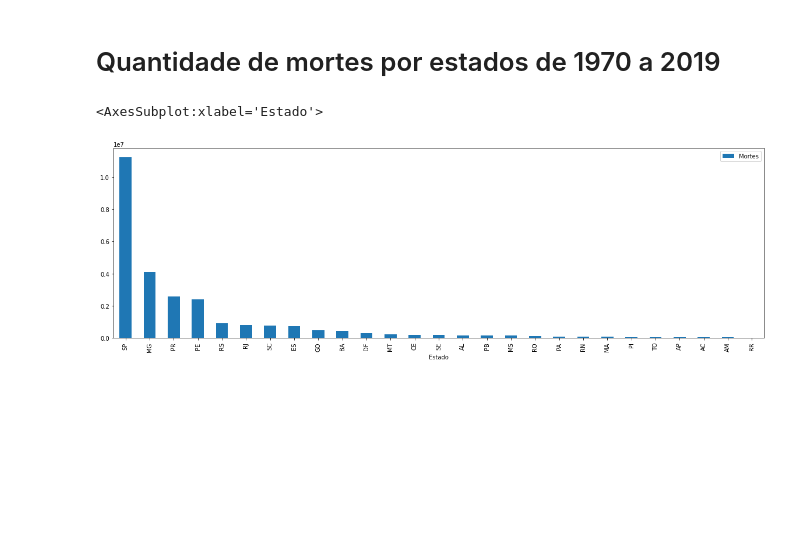
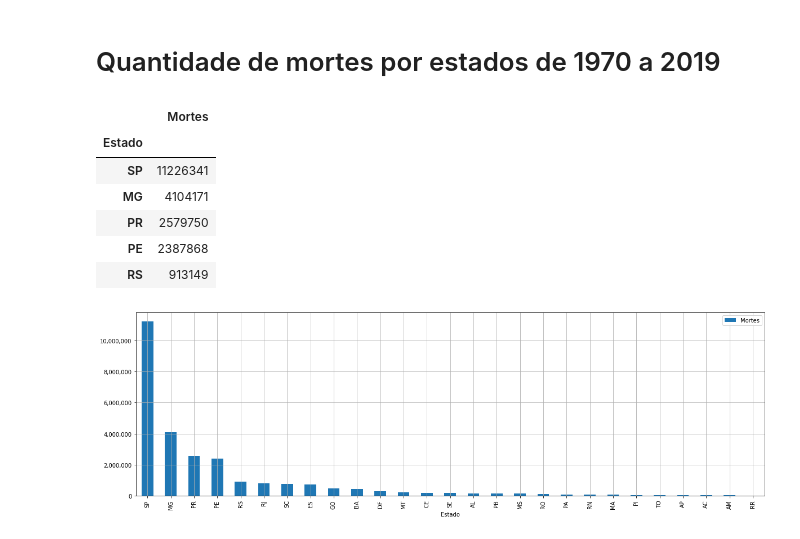
Before and after one commit to r10silveira/bootcampDataScience, a Jupyter notebook: Modulo1/RenatoSilveira_Desafio Modulo1.ipynb, the cells around one changed output. Drawn from its saved outputs; the diff is of its cells as text; code cells hidden in the pictures; blank space fills up the shorter version.

```diff
--- a/Modulo1/RenatoSilveira_Desafio Modulo1.ipynb
+++ b/Modulo1/RenatoSilveira_Desafio Modulo1.ipynb
@@ -277,7 +283,21 @@ plt.show()
 # %% [markdown]
 # Quantidade de mortes por estados de 1970 a 2019
 # %%
-dados_original_sem_2020[["Estado","Mortes"]].groupby(["Estado"]).sum().sort_values("Mortes",ascending=False).plot(kind="bar",figsize=(20,6))
+total_mortes_por_estado = dados_original_sem_2020[["Estado","Mortes"]].groupby(["Estado"]).sum().sort_values("Mortes",ascending=False)
+total_mortes_por_estado.head()
 # %% [output]
-<AxesSubplot:xlabel='Estado'>
-[figure, removed]
+|  | Mortes |
+| Estado |  |
+| SP | 11226341 |
+| MG | 4104171 |
+| PR | 2579750 |
+| PE | 2387868 |
+| RS | 913149 |
+# %%
+ax = total_mortes_por_estado.plot(kind="bar",figsize=(20,6),grid=True)
+
+ax.yaxis.set_major_formatter(ticker.StrMethodFormatter("{x:,.0f}"))
+
+plt.show()
+# %% [output]
+[figure, added]
```
Also changed, not shown: parts of 24 cells of this notebook.
